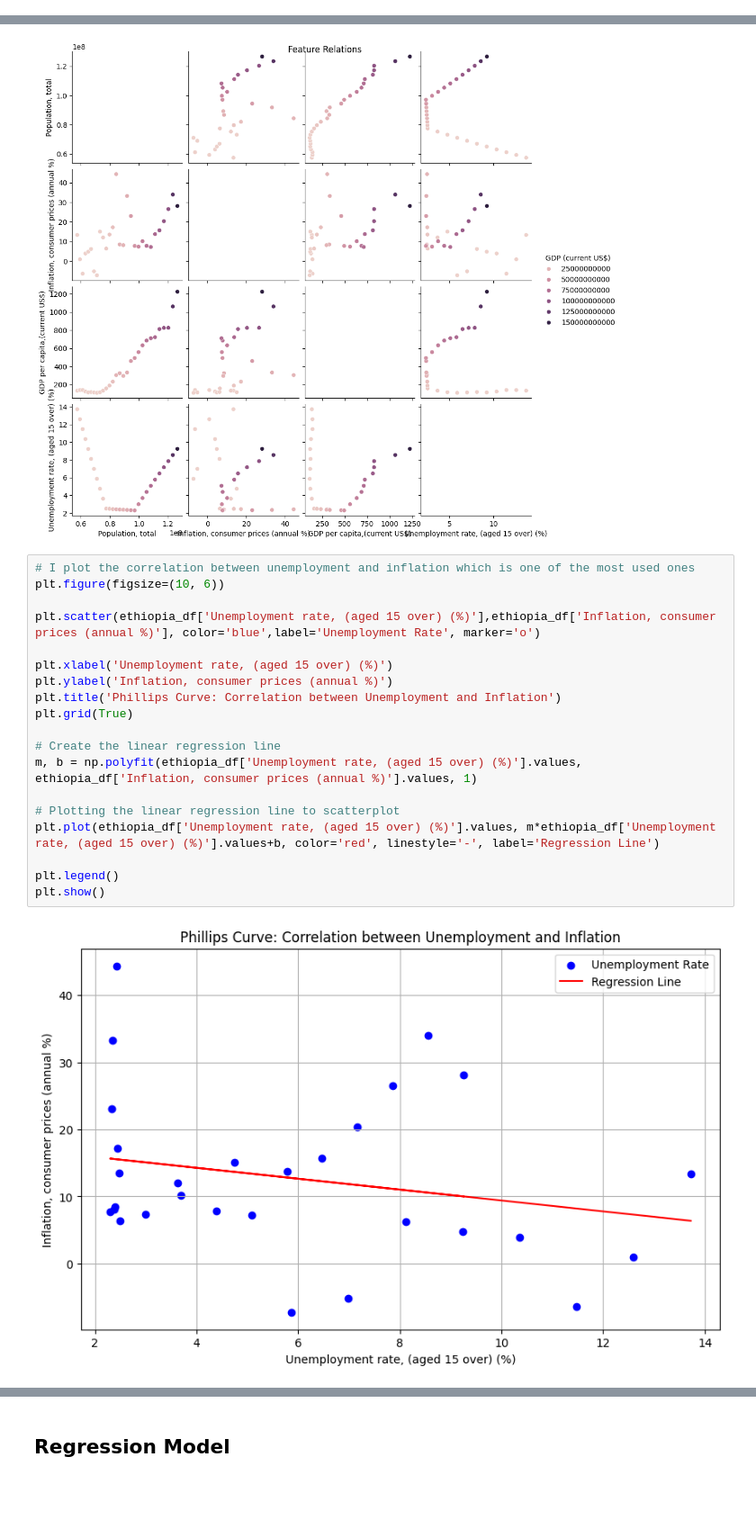
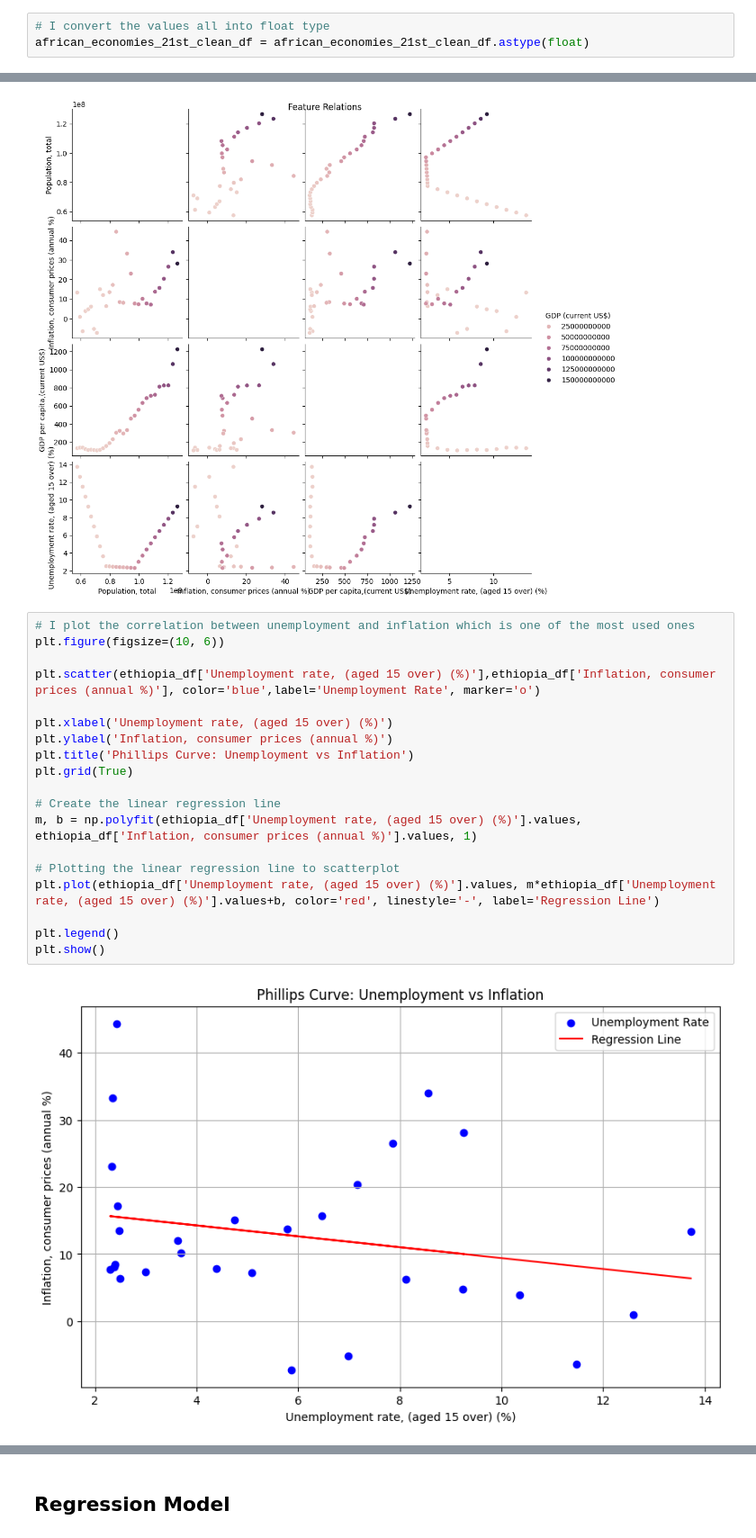
Before and after one commit to arsenilsina/prog_project, a Jupyter notebook: african_economies.ipynb, the cells around one changed output, grey strips where cells are left out. Shown at 90% size. Cells and saved outputs as stored; diff of their text form; blank space fills up the shorter version.

```diff
--- a/african_economies.ipynb
+++ b/african_economies.ipynb
@@ -268,3 +280,6 @@ dtype: int64
+# %%
+# I convert the values all into float type
+african_economies_21st_clean_df = african_economies_21st_clean_df.astype(float)
 # %%
 african_economies_21st_clean_df.shape
 # %% [output]
@@ -398,21 +413,21 @@ plt.show()
 # %%
 # I plot the correlation between unemployment and inflation which is one of the most used ones
 plt.figure(figsize=(10, 6))
 
 plt.scatter(ethiopia_df['Unemployment rate, (aged 15 over) (%)'],ethiopia_df['Inflation, consumer prices (annual %)'], color='blue',label='Unemployment Rate', marker='o')
 
 plt.xlabel('Unemployment rate, (aged 15 over) (%)')
 plt.ylabel('Inflation, consumer prices (annual %)')
-plt.title('Phillips Curve: Correlation between Unemployment and Inflation')
+plt.title('Phillips Curve: Unemployment vs Inflation')
 plt.grid(True)
 
 # Create the linear regression line
 m, b = np.polyfit(ethiopia_df['Unemployment rate, (aged 15 over) (%)'].values, ethiopia_df['Inflation, consumer prices (annual %)'].values, 1)
 
 # Plotting the linear regression line to scatterplot
 plt.plot(ethiopia_df['Unemployment rate, (aged 15 over) (%)'].values, m*ethiopia_df['Unemployment rate, (aged 15 over) (%)'].values+b, color='red', linestyle='-', label='Regression Line')
 
 plt.legend()
 plt.show()
 # %% [output]
-[figure, old version]
+[figure, new version]
```
Also changed, not shown: parts of 15 cells of this notebook.
